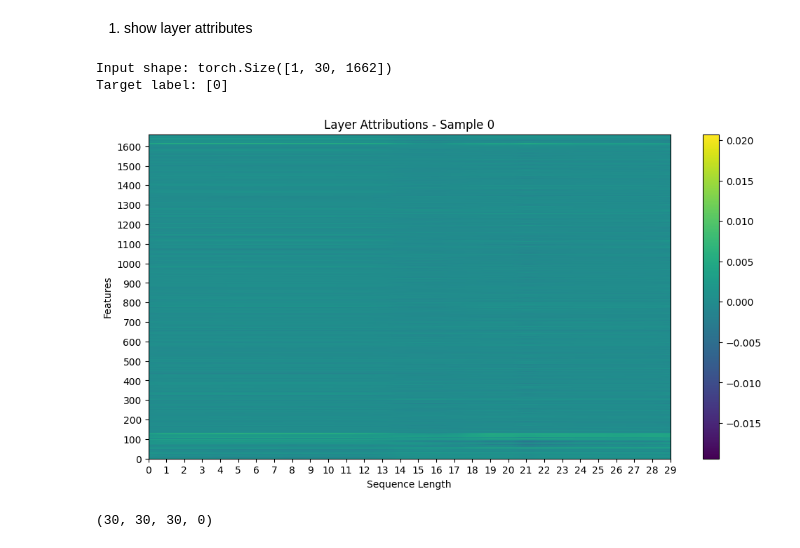
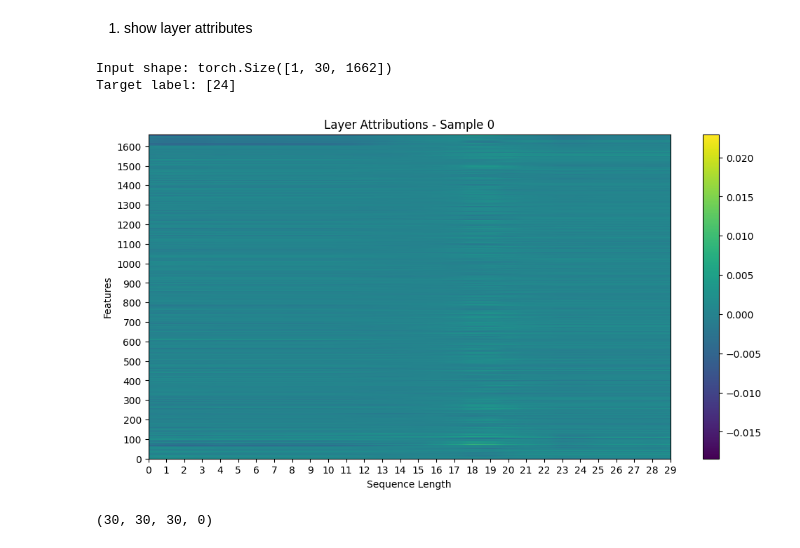
Before and after one commit to SadeghAllahverdi/SignLanguage-project, a Jupyter notebook: SignLanguageProject/notebooks/experiment_lsa64.ipynb, the cells around one changed output. Saved outputs shown, nothing was run; the diff lists cells and outputs as text; code cells hidden in the pictures.

```diff
--- a/SignLanguageProject/notebooks/experiment_lsa64.ipynb
+++ b/SignLanguageProject/notebooks/experiment_lsa64.ipynb
@@ -264,27 +271,30 @@ set_train.train_parameters(detections= lsa64['30fps'],
 # %%
+model= models.Transformer(prepare_datasets.lsa64class_names,30)
+model.load_state_dict(torch.load('transformer_model_state_dict.pth', map_location= torch.device('cuda')))
+
 model.eval()
 model.to(device)
 
 X, y= preprocessing.convert(lsa64['30fps'], lsa64_labels['30fps'], prepare_datasets.lsa64class_names)
 
 dataset= preprocessing.CustomDataset(X, y)
 dataloader= DataLoader(dataset=dataset, batch_size= 1, num_workers=0, shuffle=True)
 
 input, target = next(iter(dataloader))
 input, target = input.to(device), target.to(device)
 
 print("Input shape:", input.shape)
 print("Target label:", target.tolist())
 
 layer_cond = LayerConductance(model, model.transformer_encoder.layers[0])
 attributions = layer_cond.attribute(input, target=target.tolist())
 
 
 analyse_layer.plot_atts_heatmap(attributions, title="Layer Attributions")
 # %% [output]
 Input shape: torch.Size([1, 30, 1662])
-Target label: [0]
+Target label: [24]
-[figure, old version]
+[figure, new version]
 # %%
 video_path= 'C:/Users/sadeg/OneDrive/Desktop/Thesis/python_codes/lsa64_raw/all/001_007_002.mp4'
 results, pixel_coor, video_detections, label= analyse_layer.get_landmarks(video_path)
```
Also changed, not shown: parts of 14 cells of this notebook.
